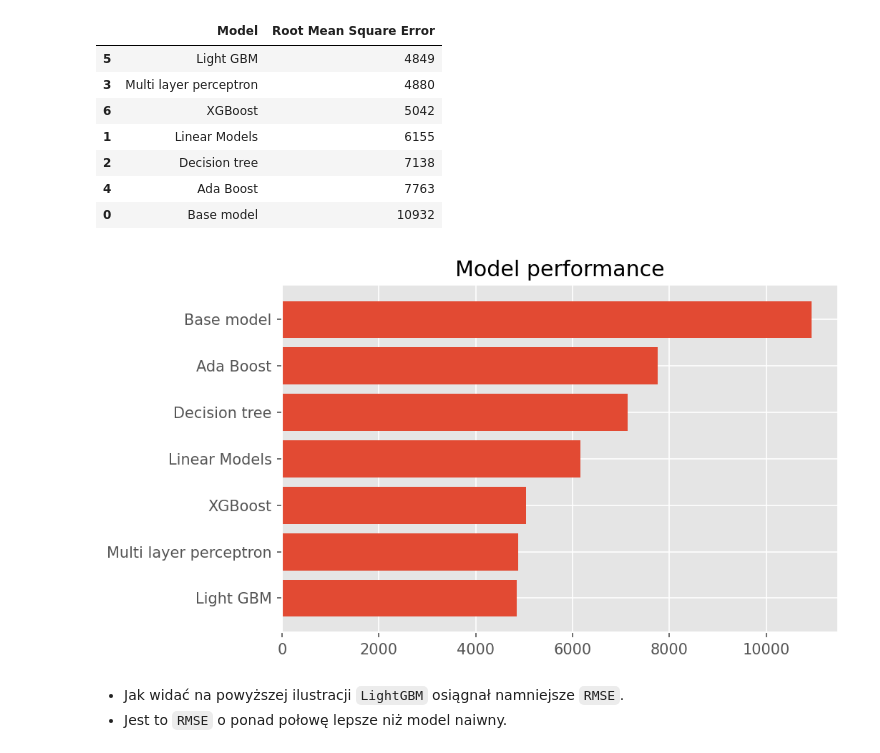
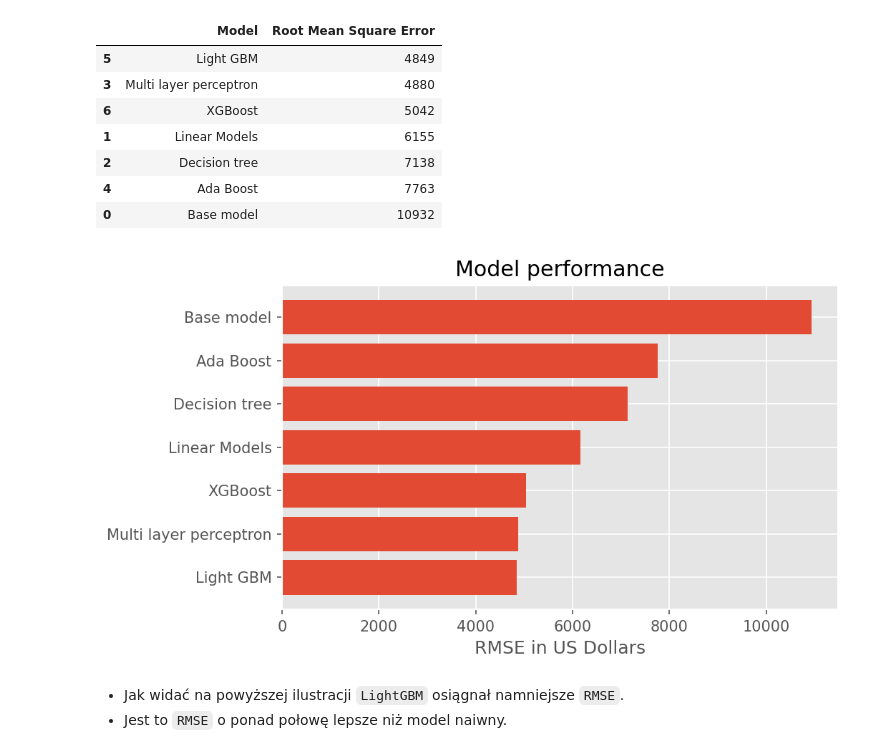
Before and after one commit to besiobu/used-cars, a Jupyter notebook: notebooks/11-summary.ipynb, the cells around one changed output. Saved outputs shown, nothing was run; the diff lists cells and outputs as text; code cells hidden in the pictures.

```diff
--- a/notebooks/11-summary.ipynb
+++ b/notebooks/11-summary.ipynb
@@ -178,10 +178,12 @@ df
 # %%
 plt.figure(figsize=(4 * (16/9),4), dpi=150)
 plt.barh(df['Model'], df['Root Mean Square Error'])
 plt.title('Model performance')
+plt.xlabel('RMSE in US Dollars')
 plt.tight_layout()
+plt.savefig(f'../reports/figures/results.png')
 # %% [output]
-[figure, old version]
+[figure, new version]
 # %% [markdown]
 * Jak widać na powyższej ilustracji `LightGBM` osiągnał namniejsze `RMSE`.
 * Jest to `RMSE` o ponad połowę lepsze niż model naiwny.
```
Also changed, not shown: parts of 4 cells of this notebook.
